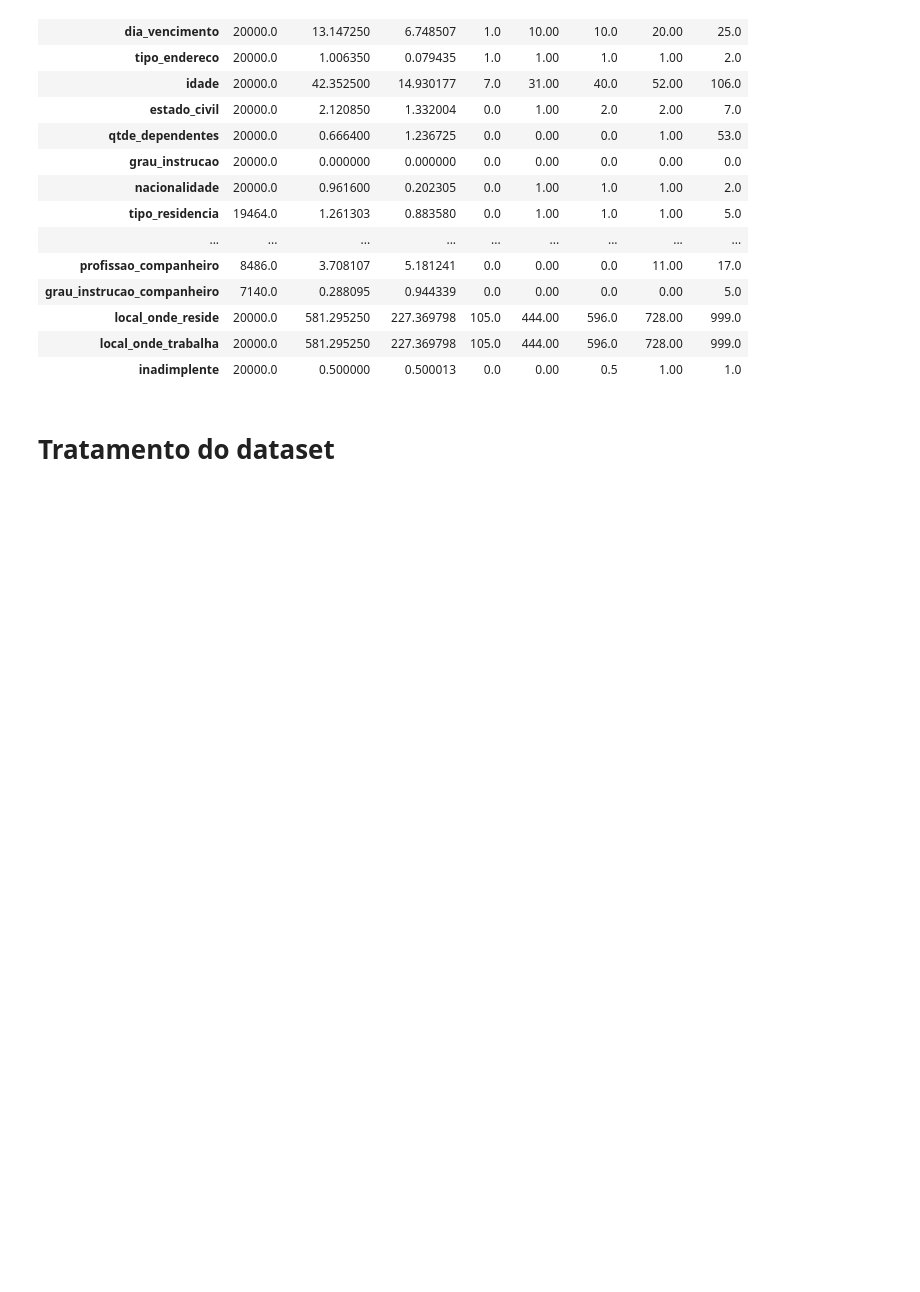
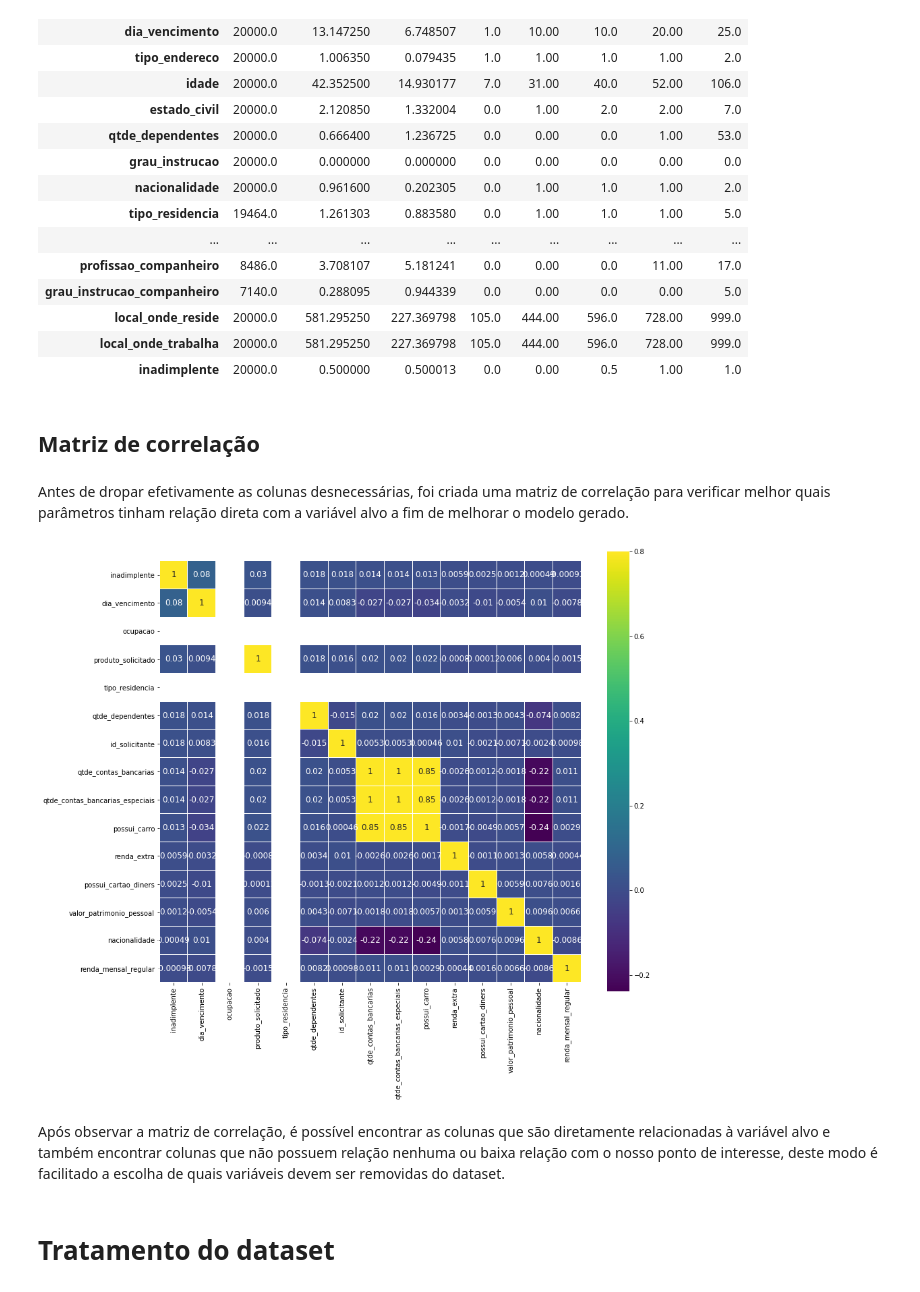
Before and after one commit to DantasB/Introduction-To-Machine-Learning, a Jupyter notebook: First_Exercise/Trabalho_1_EEL891.ipynb, the cells around one changed output. Saved outputs shown, nothing was run; the diff lists cells and outputs as text; code cells hidden in the pictures; blank space fills up the shorter version.

```diff
--- a/First_Exercise/Trabalho_1_EEL891.ipynb
+++ b/First_Exercise/Trabalho_1_EEL891.ipynb
@@ -142,6 +163,25 @@ df.describe().T
 | local_onde_reside | 20000.0 | 581.295250 | 227.369798 | 105.0 | 444.00 | 596.0 | 728.00 | 999.0 |
 | local_onde_trabalha | 20000.0 | 581.295250 | 227.369798 | 105.0 | 444.00 | 596.0 | 728.00 | 999.0 |
 | inadimplente | 20000.0 | 0.500000 | 0.500013 | 0.0 | 0.00 | 0.5 | 1.00 | 1.0 |
+# %% [markdown]
+## Matriz de correlação
+# %% [markdown]
+Antes de dropar efetivamente as colunas desnecessárias, foi criada uma matriz de correlação para verificar melhor quais parâmetros tinham relação direta com a variável alvo a fim de melhorar o modelo gerado.
+# %%
+correlation = df.corr()
+
+# Heatmap of positive correlation features
+k = len([i for i in correlation['inadimplente'] if abs(i) >= 0.015])
+cols = correlation.nlargest(k,'inadimplente')['inadimplente'].index
+cm = np.corrcoef(df[cols].values.T)
+f , ax = plt.subplots(figsize = (14,12))
+sns.heatmap(cm, vmax=.8, linewidths=0.01,square=True,annot=True,cmap='viridis',
+            linecolor="white",xticklabels = cols.values ,annot_kws = {'size':12},yticklabels = cols.values)
+plt.show()
+# %% [output]
+[figure, added]
+# %% [markdown]
+Após observar a matriz de correlação, é possível encontrar as colunas que são diretamente relacionadas à variável alvo e também encontrar colunas que não possuem relação nenhuma ou baixa relação com o nosso ponto de interesse, deste modo é facilitado a escolha de quais variáveis devem ser removidas do dataset.
 # %% [markdown]
 # Tratamento do dataset
 # %% [markdown]
```
Also changed, not shown: parts of 42 cells of this notebook.
